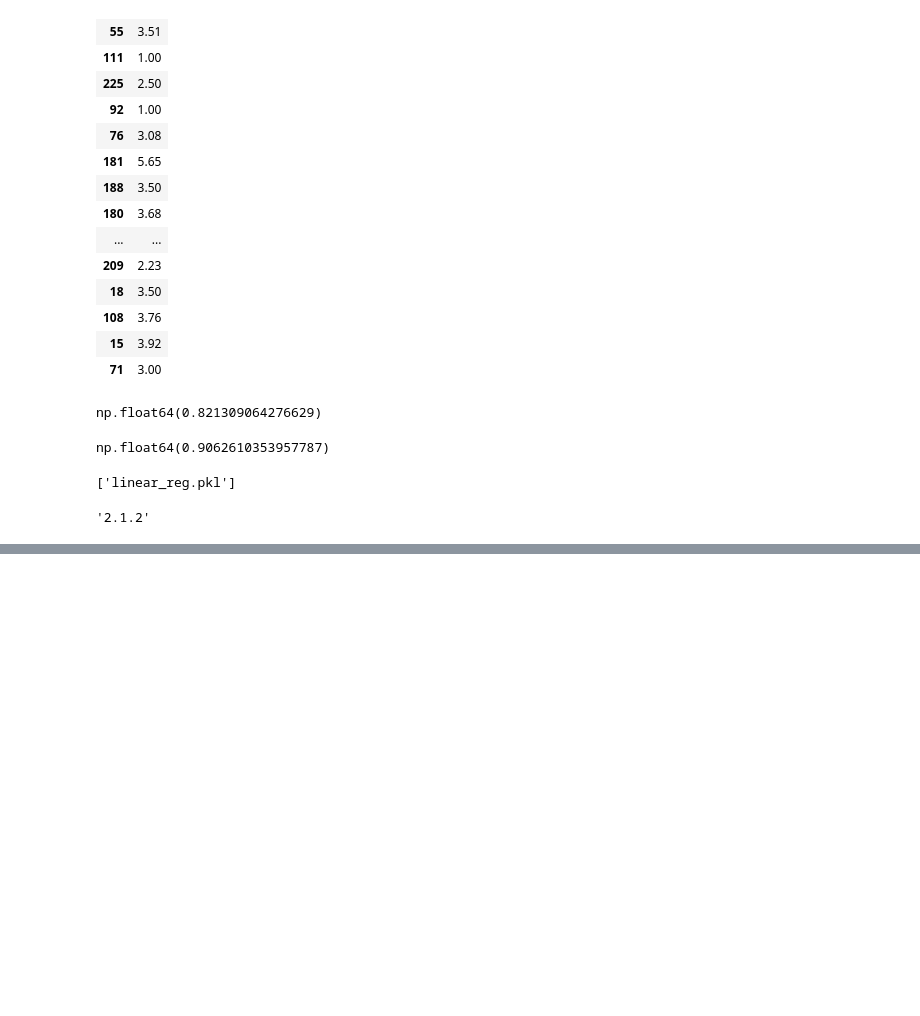
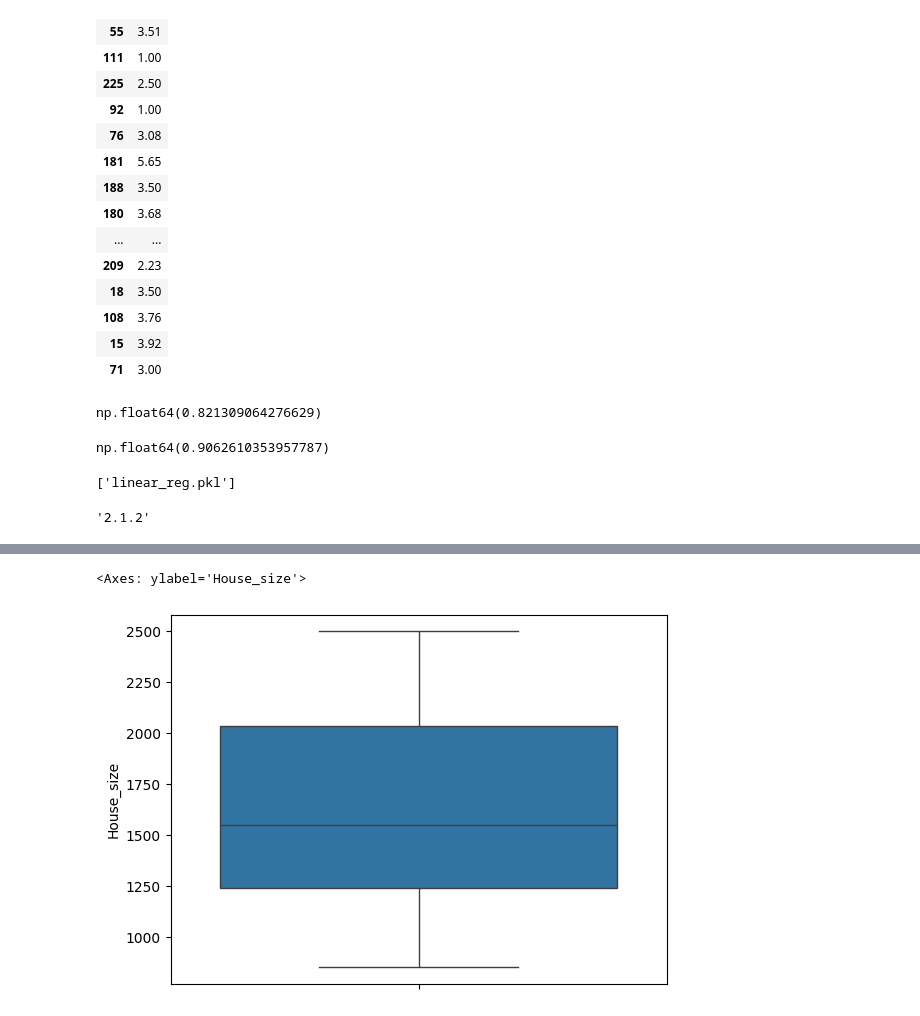
Before and after one commit to Saipranith05/Linear_regression, a Jupyter notebook: app.ipynb, the cells around one changed output, grey strips where cells are left out. Drawn from its saved outputs; the diff is of its cells as text; code cells hidden in the pictures; blank space fills up the shorter version.

```diff
--- a/app.ipynb
+++ b/app.ipynb
@@ -304,0 +326,5 @@ Please check your internet connection. This can happen if your antivirus softwar
+# %%
+sns.boxplot(df["House_size"])
+# %% [output]
+<Axes: ylabel='House_size'>
+[figure, added]
```
Also changed, not shown: parts of 35 cells of this notebook, 8 other files.
